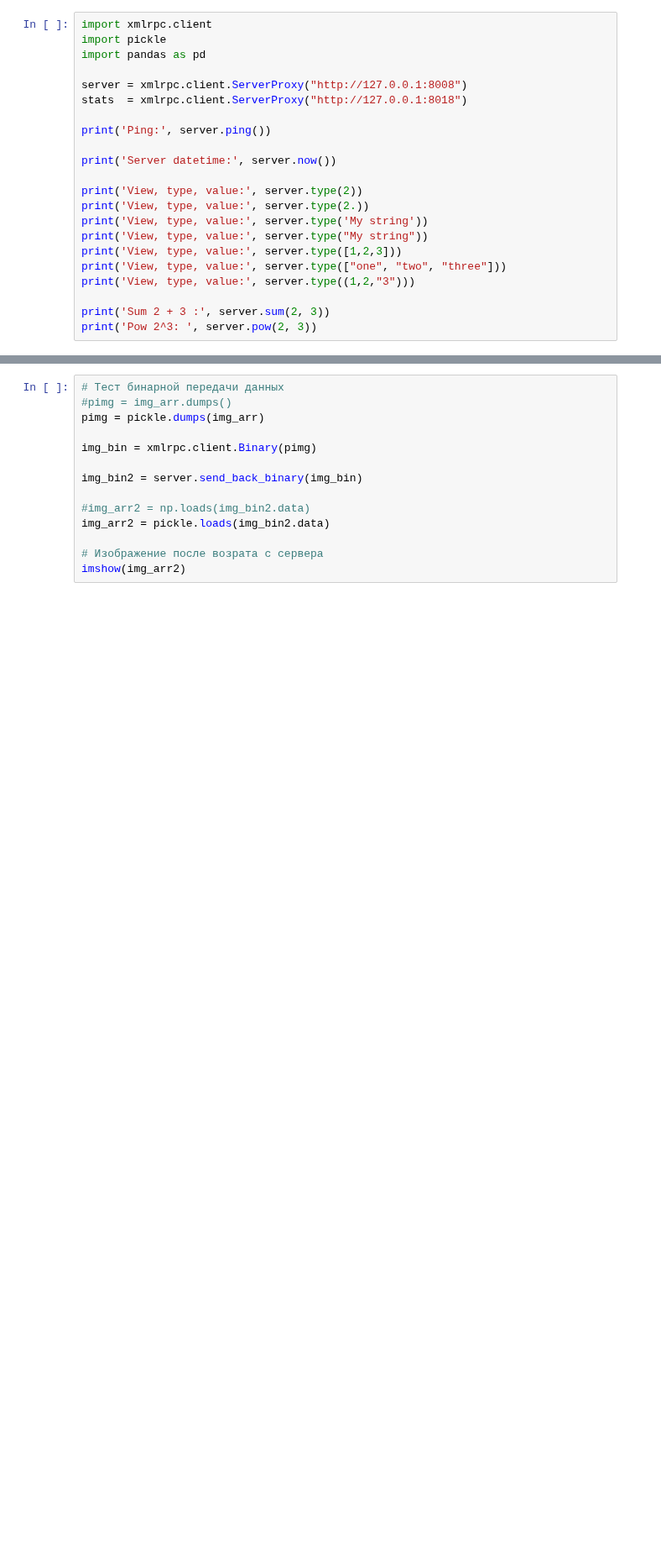
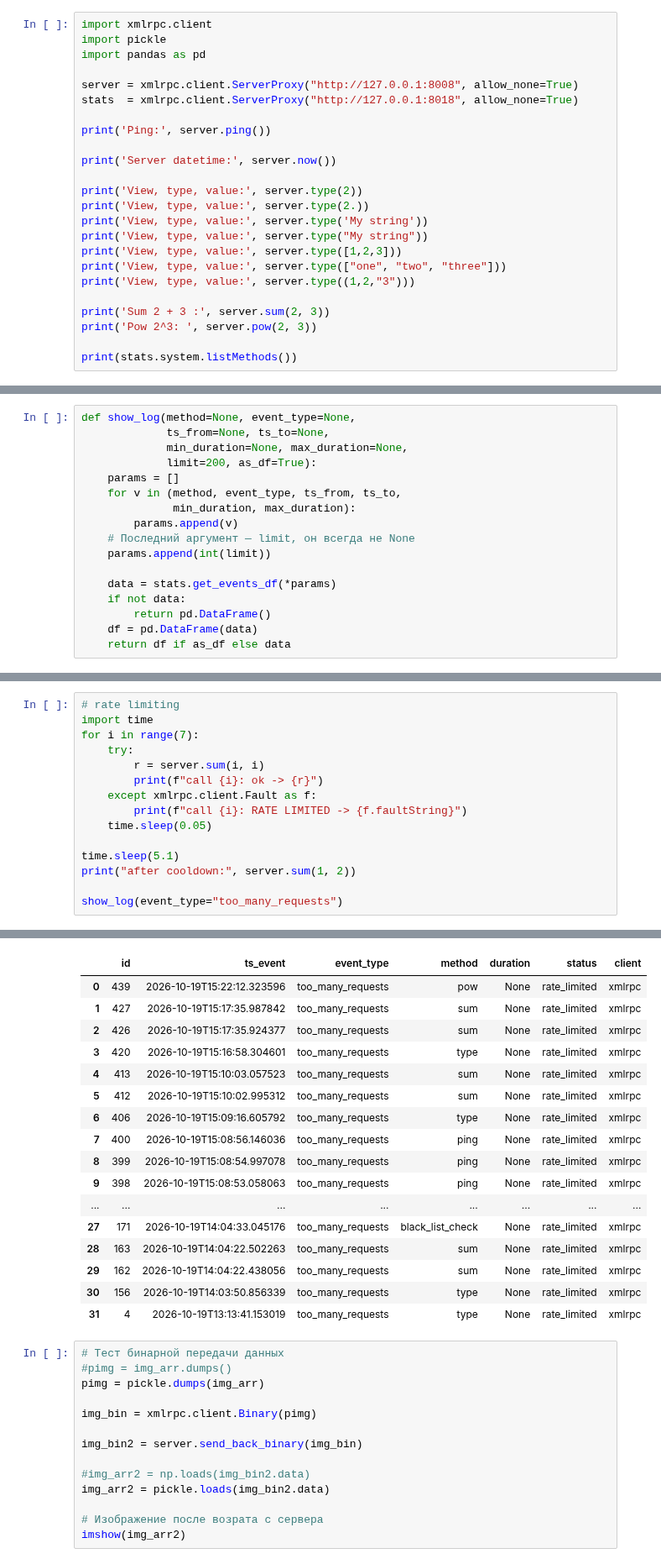
Before and after one commit to Serggge05/DIS_LR_3, a Jupyter notebook: xmlrpc_client.ipynb, the cells around one changed output, grey strips where cells are left out. Shown at 84% size. Drawn from its saved outputs; the diff is of its cells as text; blank space fills up the shorter version.

Commit message:
Realized work of proxy-server via notes of client, server, stats2_server and proxy_server

```diff
--- a/xmlrpc_client.ipynb
+++ b/xmlrpc_client.ipynb
@@ -3,8 +3,8 @@ import xmlrpc.client
 import pickle
 import pandas as pd
 
-server = xmlrpc.client.ServerProxy("http://127.0.0.1:8008")
-stats  = xmlrpc.client.ServerProxy("http://127.0.0.1:8018")
+server = xmlrpc.client.ServerProxy("http://127.0.0.1:8008", allow_none=True)
+stats  = xmlrpc.client.ServerProxy("http://127.0.0.1:8018", allow_none=True)
 
 print('Ping:', server.ping())
 
@@ -20,5 +20,7 @@ print('View, type, value:', server.type((1,2,"3")))
 
 print('Sum 2 + 3 :', server.sum(2, 3))
 print('Pow 2^3: ', server.pow(2, 3))
+
+print(stats.system.listMethods())
 # %% [output]
 Ping: True
@@ -49,3 +51,20 @@ imshow(img_arr)
 # %% [output]
 <matplotlib.image.AxesImage at 0x...>
 [figure]
+# %%
+def show_log(method=None, event_type=None,
+             ts_from=None, ts_to=None,
+             min_duration=None, max_duration=None,
+             limit=200, as_df=True):
+    params = []
+    for v in (method, event_type, ts_from, ts_to,
+              min_duration, max_duration):
+        params.append(v)
+    # Последний аргумент — limit, он всегда не None
+    params.append(int(limit))
+
+    data = stats.get_events_df(*params)
+    if not data:
+        return pd.DataFrame()
+    df = pd.DataFrame(data)
+    return df if as_df else data
@@ -51,0 +126,16 @@ imshow(img_arr)
+# %%
+# rate limiting
+import time
+for i in range(7):
+    try:
+        r = server.sum(i, i)
+        print(f"call {i}: ok -> {r}")
+    except xmlrpc.client.Fault as f:
+        print(f"call {i}: RATE LIMITED -> {f.faultString}")
+    time.sleep(0.05)
+
+time.sleep(5.1)
+print("after cooldown:", server.sum(1, 2))
+
+show_log(event_type="too_many_requests")
+# %% [output]
@@ -52,3 +150,20 @@ imshow(img_arr)
+|  | id | ts_event | event_type | method | duration | status | client |
+| 0 | 439 | 2026-10-19T15:22:12.323596 | too_many_requests | pow | None | rate_limited | xmlrpc |
+| 1 | 427 | 2026-10-19T15:17:35.987842 | too_many_requests | sum | None | rate_limited | xmlrpc |
+| 2 | 426 | 2026-10-19T15:17:35.924377 | too_many_requests | sum | None | rate_limited | xmlrpc |
+| 3 | 420 | 2026-10-19T15:16:58.304601 | too_many_requests | type | None | rate_limited | xmlrpc |
+| 4 | 413 | 2026-10-19T15:10:03.057523 | too_many_requests | sum | None | rate_limited | xmlrpc |
+| 5 | 412 | 2026-10-19T15:10:02.995312 | too_many_requests | sum | None | rate_limited | xmlrpc |
+| 6 | 406 | 2026-10-19T15:09:16.605792 | too_many_requests | type | None | rate_limited | xmlrpc |
+| 7 | 400 | 2026-10-19T15:08:56.146036 | too_many_requests | ping | None | rate_limited | xmlrpc |
+| 8 | 399 | 2026-10-19T15:08:54.997078 | too_many_requests | ping | None | rate_limited | xmlrpc |
+| 9 | 398 | 2026-10-19T15:08:53.058063 | too_many_requests | ping | None | rate_limited | xmlrpc |
+| ... | ... | ... | ... | ... | ... | ... | ... |
+| 27 | 171 | 2026-10-19T14:04:33.045176 | too_many_requests | black_list_check | None | rate_limited | xmlrpc |
+| 28 | 163 | 2026-10-19T14:04:22.502263 | too_many_requests | sum | None | rate_limited | xmlrpc |
+| 29 | 162 | 2026-10-19T14:04:22.438056 | too_many_requests | sum | None | rate_limited | xmlrpc |
+| 30 | 156 | 2026-10-19T14:03:50.856339 | too_many_requests | type | None | rate_limited | xmlrpc |
+| 31 | 4 | 2026-10-19T13:13:41.153019 | too_many_requests | type | None | rate_limited | xmlrpc |
 # %%
 # Тест бинарной передачи данных
 #pimg = img_arr.dumps()
```
Also changed, not shown: parts of 10 cells of this notebook, 4 other files.
